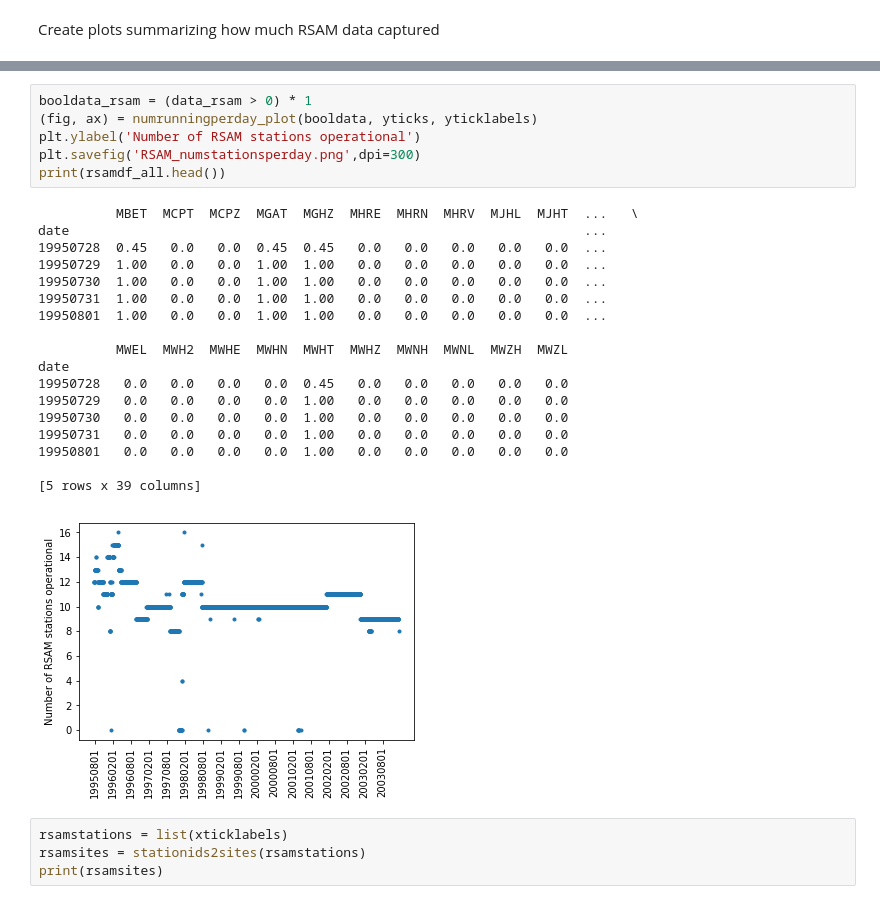
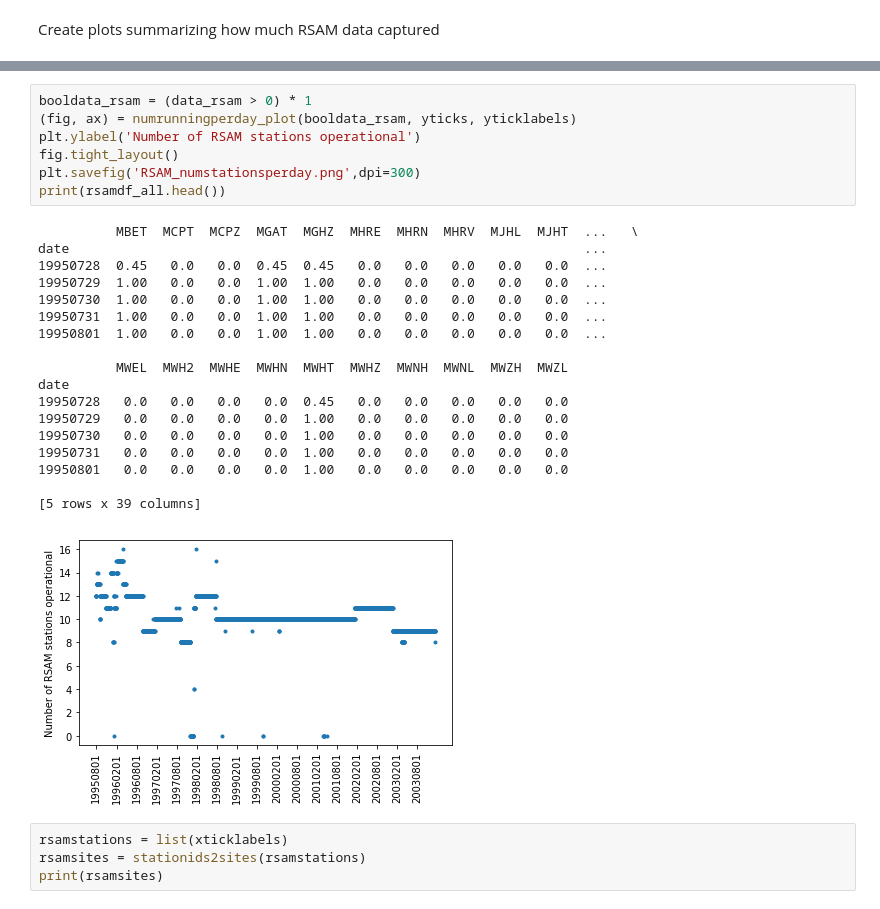
Before and after one commit to FalcinAlexis/Montserrat, a Jupyter notebook: station_ontimes_ASNE.ipynb, the cells around one changed output, grey strips where cells are left out. Cells and saved outputs as stored; diff of their text form.

```diff
--- a/station_ontimes_ASNE.ipynb
+++ b/station_ontimes_ASNE.ipynb
@@ -372,28 +374,29 @@ Text(0.5,6.8,'Station')
 # %%
 booldata_rsam = (data_rsam > 0) * 1
-(fig, ax) = numrunningperday_plot(booldata, yticks, yticklabels)
+(fig, ax) = numrunningperday_plot(booldata_rsam, yticks, yticklabels)
 plt.ylabel('Number of RSAM stations operational')
+fig.tight_layout()
 plt.savefig('RSAM_numstationsperday.png',dpi=300)
 print(rsamdf_all.head())
 # %% [output]
           MBET  MCPT  MCPZ  MGAT  MGHZ  MHRE  MHRN  MHRV  MJHL  MJHT  ...   \
 date                                                                  ...
 19950728  0.45   0.0   0.0  0.45  0.45   0.0   0.0   0.0   0.0   0.0  ...
 19950729  1.00   0.0   0.0  1.00  1.00   0.0   0.0   0.0   0.0   0.0  ...
 19950730  1.00   0.0   0.0  1.00  1.00   0.0   0.0   0.0   0.0   0.0  ...
 19950731  1.00   0.0   0.0  1.00  1.00   0.0   0.0   0.0   0.0   0.0  ...
 19950801  1.00   0.0   0.0  1.00  1.00   0.0   0.0   0.0   0.0   0.0  ...
 
           MWEL  MWH2  MWHE  MWHN  MWHT  MWHZ  MWNH  MWNL  MWZH  MWZL
 date
 19950728   0.0   0.0   0.0   0.0  0.45   0.0   0.0   0.0   0.0   0.0
 19950729   0.0   0.0   0.0   0.0  1.00   0.0   0.0   0.0   0.0   0.0
 19950730   0.0   0.0   0.0   0.0  1.00   0.0   0.0   0.0   0.0   0.0
 19950731   0.0   0.0   0.0   0.0  1.00   0.0   0.0   0.0   0.0   0.0
 19950801   0.0   0.0   0.0   0.0  1.00   0.0   0.0   0.0   0.0   0.0
 
 [5 rows x 39 columns]
-[figure, old version]
+[figure, new version]
 # %%
 rsamstations = list(xticklabels)
 rsamsites = stationids2sites(rsamstations)
```
Also changed, not shown: parts of 6 cells of this notebook, 7 other files.
